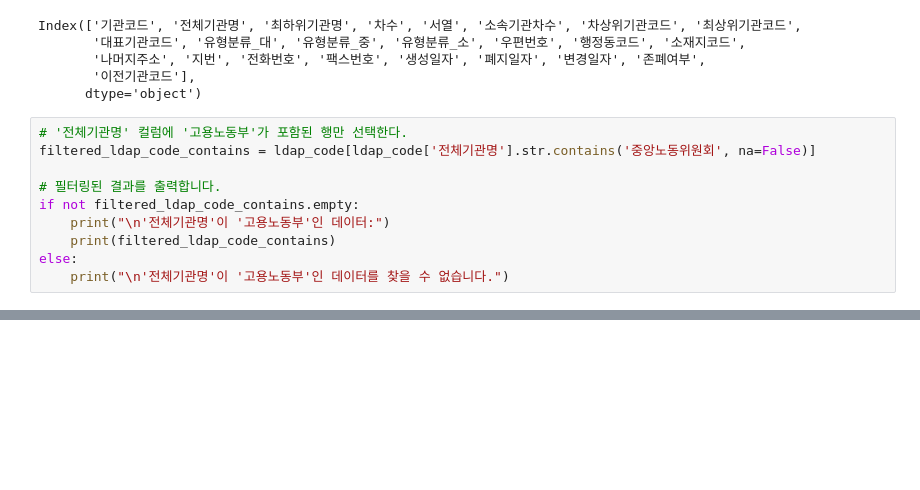
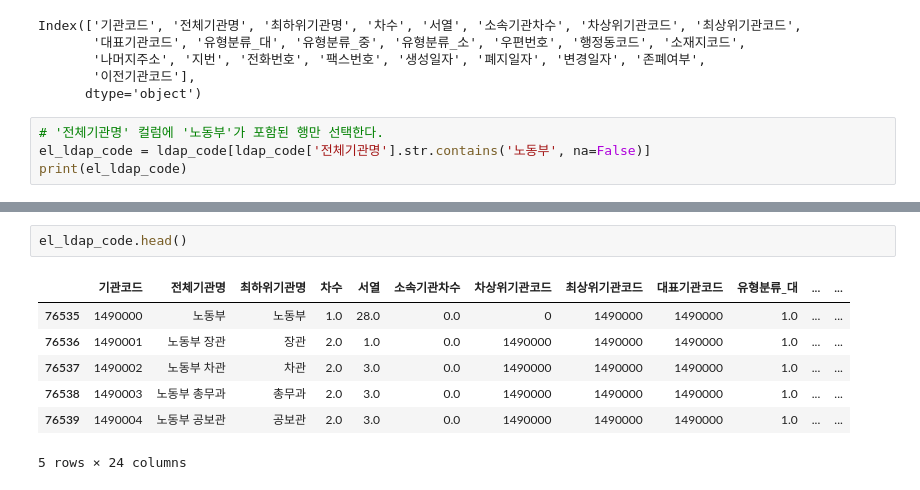
Before and after one commit to barkle2/IA, a Jupyter notebook: 정원/1_데이터_수집_2_코드.ipynb, the cells around one changed output, grey strips where cells are left out. Drawn from its saved outputs; the diff is of its cells as text; blank space fills up the shorter version.

```diff
--- a/정원/1_데이터_수집_2_코드.ipynb
+++ b/정원/1_데이터_수집_2_코드.ipynb
@@ -35,12 +36,6 @@ Index(['기관코드', '전체기관명', '최하위기관명', '차수', '서
        '이전기관코드'],
       dtype='object')
 # %%
-# '전체기관명' 컬럼에 '고용노동부'가 포함된 행만 선택한다.
-filtered_ldap_code_contains = ldap_code[ldap_code['전체기관명'].str.contains('중앙노동위원회', na=False)]
-
-# 필터링된 결과를 출력합니다.
-if not filtered_ldap_code_contains.empty:
-    print("\n'전체기관명'이 '고용노동부'인 데이터:")
-    print(filtered_ldap_code_contains)
-else:
-    print("\n'전체기관명'이 '고용노동부'인 데이터를 찾을 수 없습니다.")
+# '전체기관명' 컬럼에 '노동부'가 포함된 행만 선택한다.
+el_ldap_code = ldap_code[ldap_code['전체기관명'].str.contains('노동부', na=False)]
+print(el_ldap_code)
@@ -129,0 +60,10 @@ filtered_ldap_code_contains
+# %%
+el_ldap_code.head()
+# %% [output]
+|  | 기관코드 | 전체기관명 | 최하위기관명 | 차수 | 서열 | 소속기관차수 | 차상위기관코드 | 최상위기관코드 | 대표기관코드 | 유형분류_대 | ... | ... |
+| 76535 | 1490000 | 노동부 | 노동부 | 1.0 | 28.0 | 0.0 | 0 | 1490000 | 1490000 | 1.0 | ... | ... |
+| 76536 | 1490001 | 노동부 장관 | 장관 | 2.0 | 1.0 | 0.0 | 1490000 | 1490000 | 1490000 | 1.0 | ... | ... |
+| 76537 | 1490002 | 노동부 차관 | 차관 | 2.0 | 3.0 | 0.0 | 1490000 | 1490000 | 1490000 | 1.0 | ... | ... |
+| 76538 | 1490003 | 노동부 총무과 | 총무과 | 2.0 | 3.0 | 0.0 | 1490000 | 1490000 | 1490000 | 1.0 | ... | ... |
+| 76539 | 1490004 | 노동부 공보관 | 공보관 | 2.0 | 3.0 | 0.0 | 1490000 | 1490000 | 1490000 | 1.0 | ... | ... |
+5 rows × 24 columns
```
Also changed, not shown: parts of 16 cells of this notebook.
